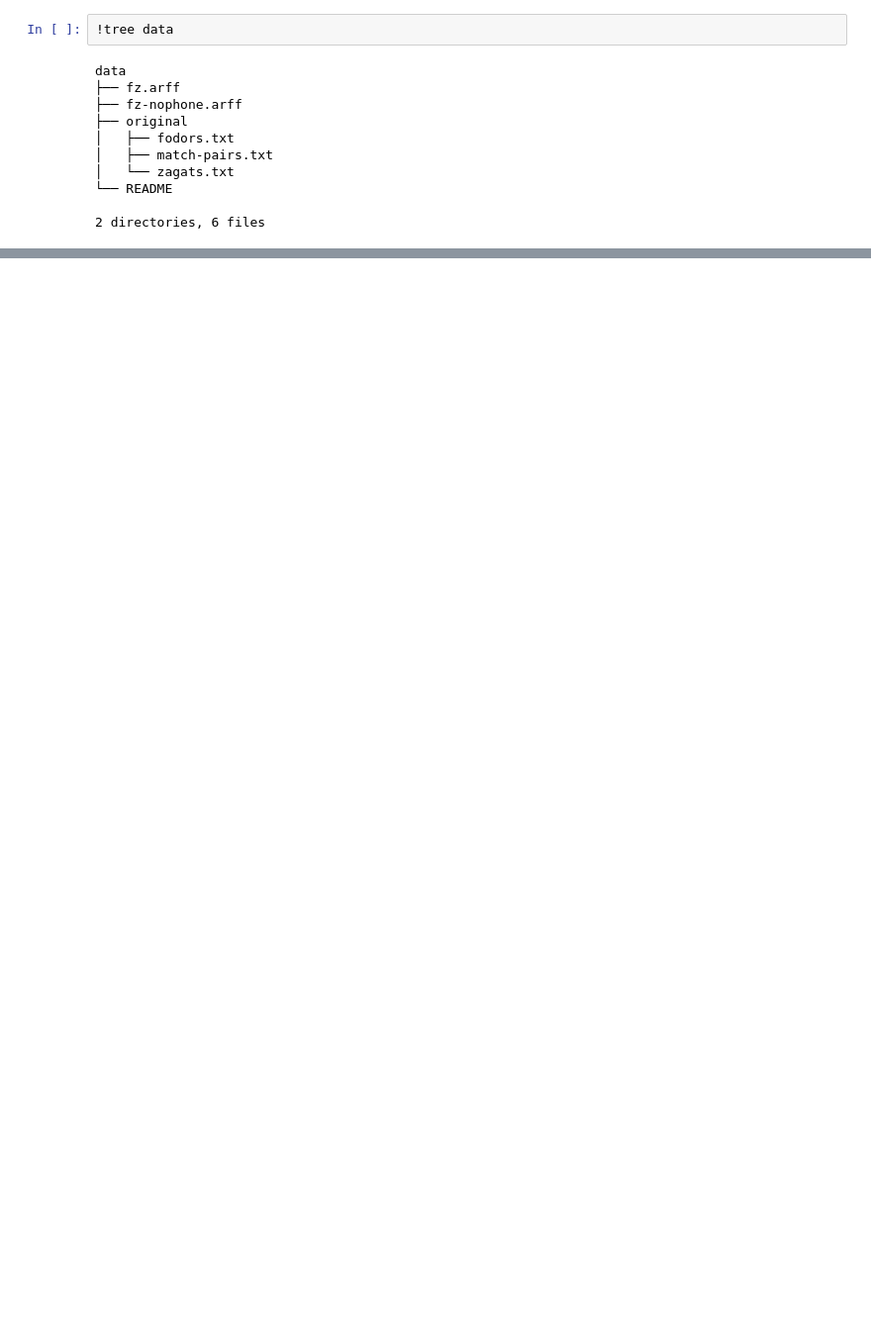
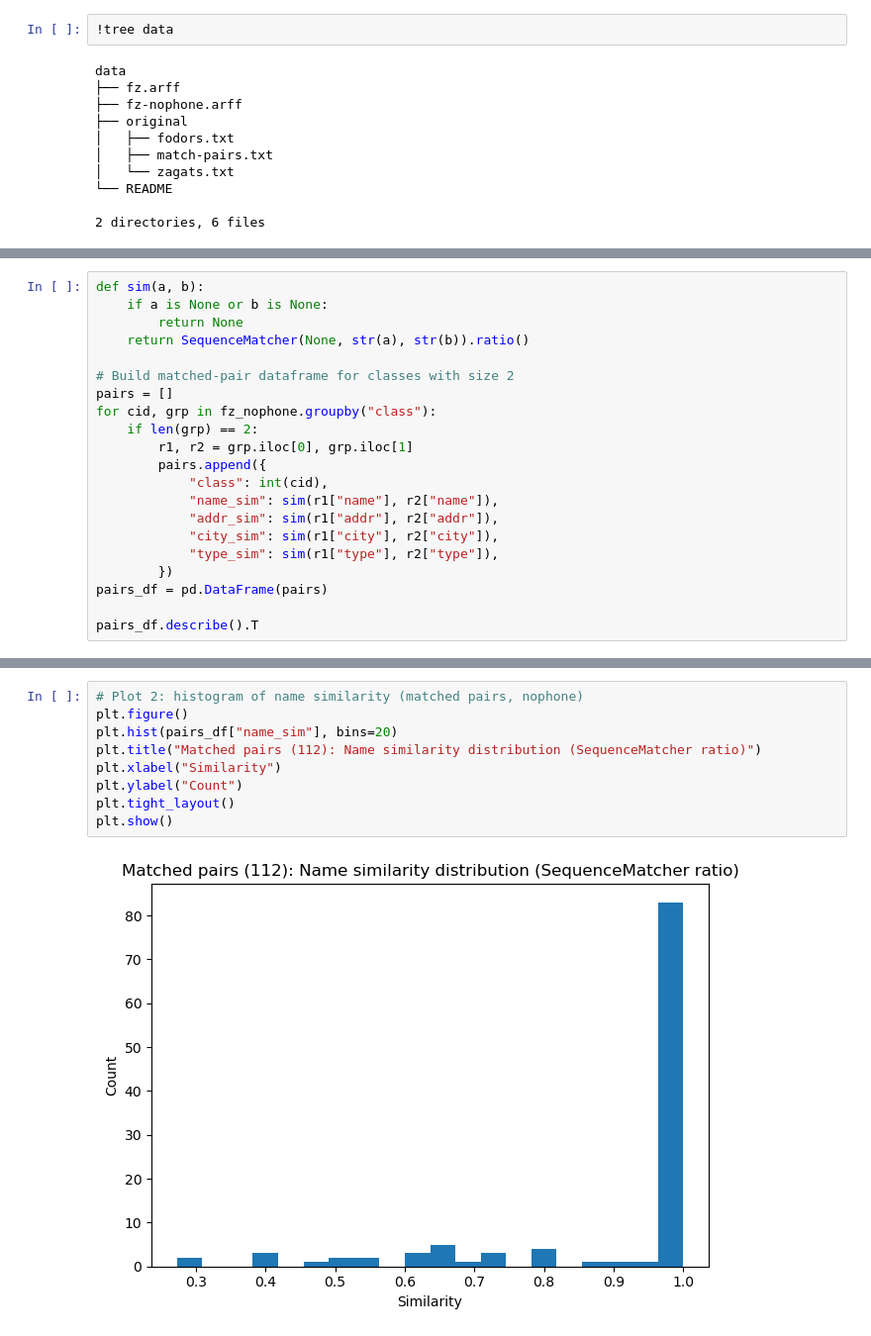
Before and after one commit to damminhtien/awesome-entity-resolution-datasets, a Jupyter notebook: restaurant/restaurant_analysis.ipynb, the cells around one changed output, grey strips where cells are left out. Shown at 99% size. Cells and saved outputs as stored; diff of their text form; blank space fills up the shorter version.

```diff
--- a/restaurant/restaurant_analysis.ipynb
+++ b/restaurant/restaurant_analysis.ipynb
@@ -218,0 +242,21 @@ data
+# %%
+def sim(a, b):
+    if a is None or b is None:
+        return None
+    return SequenceMatcher(None, str(a), str(b)).ratio()
+
+# Build matched-pair dataframe for classes with size 2
+pairs = []
+for cid, grp in fz_nophone.groupby("class"):
+    if len(grp) == 2:
+        r1, r2 = grp.iloc[0], grp.iloc[1]
+        pairs.append({
+            "class": int(cid),
+            "name_sim": sim(r1["name"], r2["name"]),
+            "addr_sim": sim(r1["addr"], r2["addr"]),
+            "city_sim": sim(r1["city"], r2["city"]),
+            "type_sim": sim(r1["type"], r2["type"]),
+        })
+pairs_df = pd.DataFrame(pairs)
+
+pairs_df.describe().T
@@ -218,0 +483,11 @@ data
+# %%
+# Plot 2: histogram of name similarity (matched pairs, nophone)
+plt.figure()
+plt.hist(pairs_df["name_sim"], bins=20)
+plt.title("Matched pairs (112): Name similarity distribution (SequenceMatcher ratio)")
+plt.xlabel("Similarity")
+plt.ylabel("Count")
+plt.tight_layout()
+plt.show()
+# %% [output]
+[figure, added]
```
Also changed, not shown: parts of 35 cells of this notebook, 1 other file.
